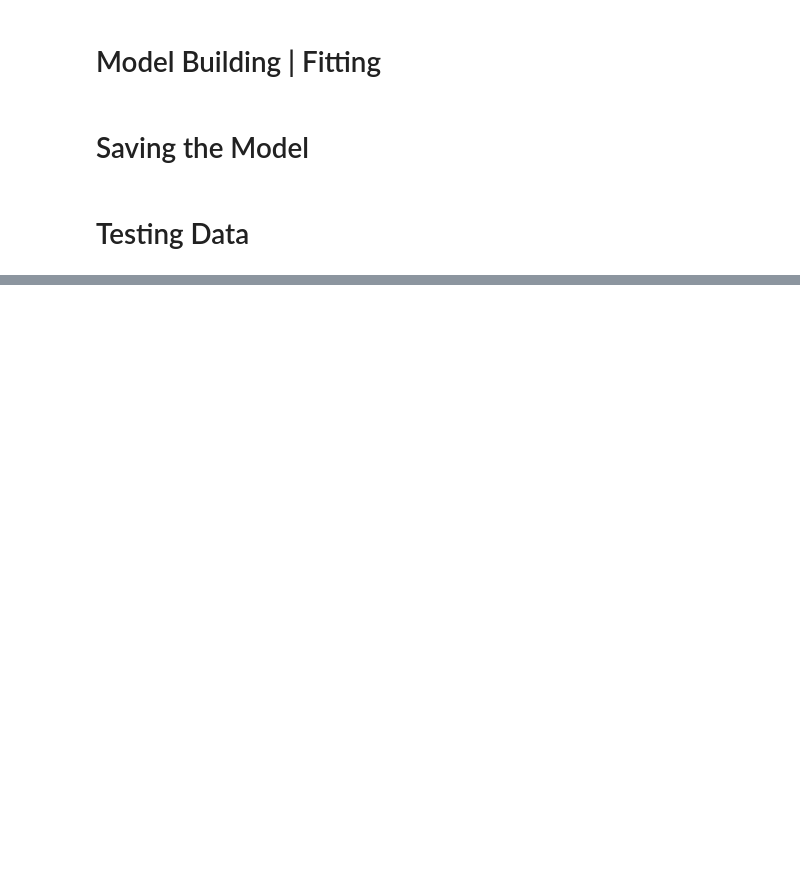
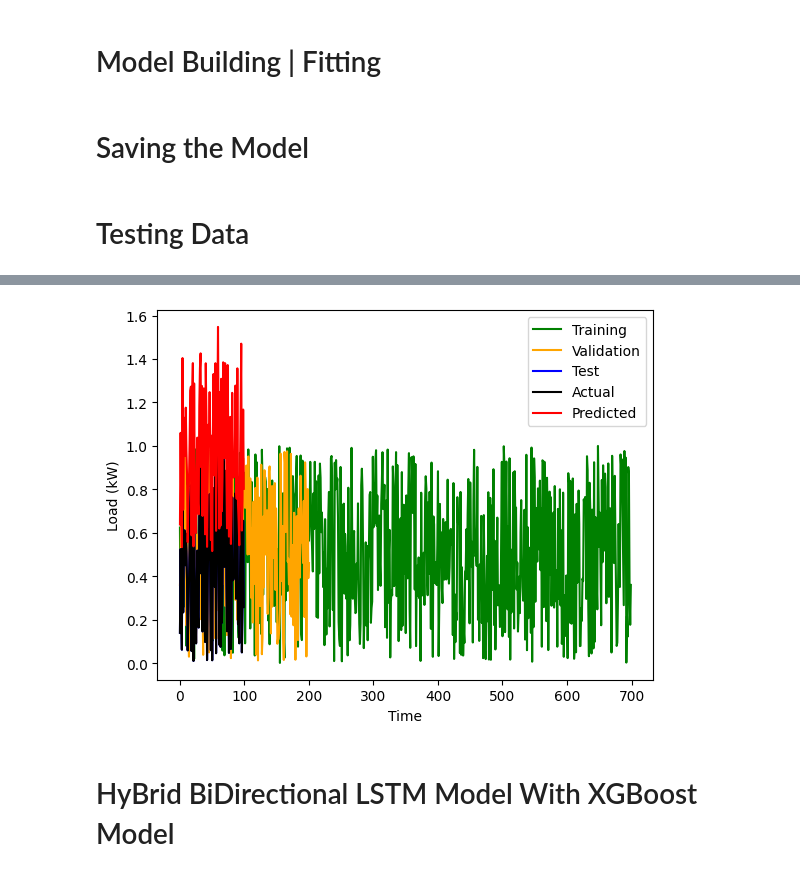
Before and after one commit to iffishells/Electricity_Consumption_forecasting, a Jupyter notebook: RNN-LSTM-Model copy.ipynb, the cells around one changed output, grey strips where cells are left out. Saved outputs shown, nothing was run; the diff lists cells and outputs as text; code cells hidden in the pictures; blank space fills up the shorter version.

Commit message:
added script Bidirectional LSTM

```diff
--- a/RNN-LSTM-Model copy.ipynb
+++ b/RNN-LSTM-Model copy.ipynb
@@ -865,0 +1463,17 @@ error_history.iloc[7][0]
+# %%
+plt.plot(y_train, label='Training', color='green')
+plt.plot(np.concatenate([y_train[-1:], y_val]), label='Validation', color='orange')
+plt.plot(y_test, label='Test', color='blue')
+
+# Plot the actual and predicted load values
+plt.plot(y_test, label='Actual', color='black')
+plt.plot(final_preds, label='Predicted', color='red')
+
+plt.legend()
+plt.xlabel('Time')
+plt.ylabel('Load (kW)')
+plt.show()
+# %% [output]
+[figure, added]
+# %% [markdown]
+# HyBrid BiDirectional LSTM Model With XGBoost Model
```
Also changed, not shown: parts of 21 cells of this notebook, 13 other files.
